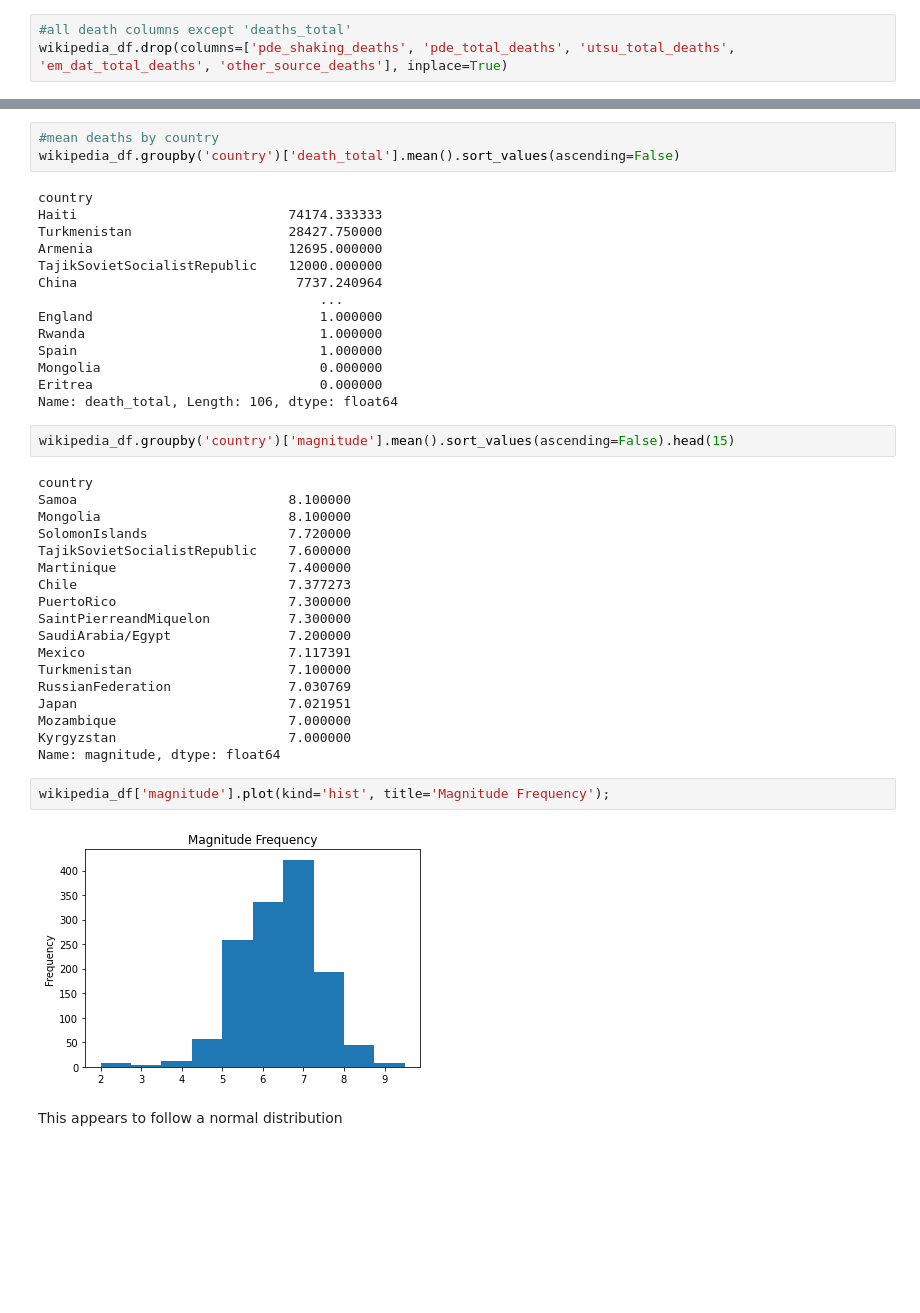
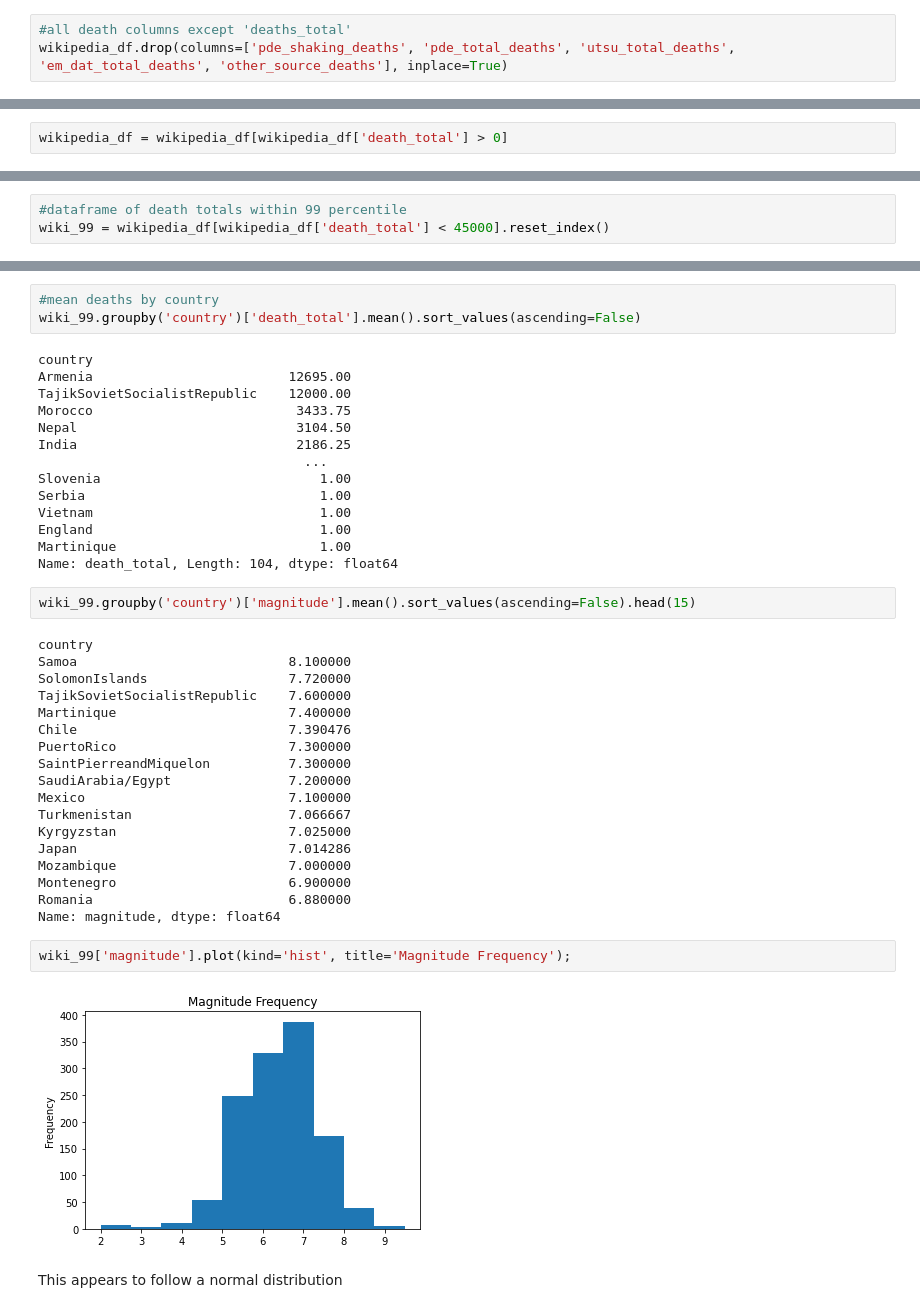
Before and after one commit to nss-data-science-cohort-4/dq3-earthquakes-mst-2-0, a Jupyter notebook: notebooks/quake_question1_tf.ipynb, the cells around one changed output, grey strips where cells are left out. Cells and saved outputs as stored; diff of their text form; blank space fills up the shorter version.

Commit message:
subset data to 99 percentile. Added/edited visualizations

```diff
--- a/notebooks/quake_question1_tf.ipynb
+++ b/notebooks/quake_question1_tf.ipynb
@@ -26,0 +48,2 @@ wikipedia_df.head()
+# %%
+wikipedia_df = wikipedia_df[wikipedia_df['death_total'] > 0]
@@ -26,0 +58,3 @@ wikipedia_df.head()
+# %%
+#dataframe of death totals within 99 percentile
+wiki_99 = wikipedia_df[wikipedia_df['death_total'] < 45000].reset_index()
@@ -100,44 +223,44 @@ Name: death_total, Length: 106, dtype: float64
 # %%
 #mean deaths by country
-wikipedia_df.groupby('country')['death_total'].mean().sort_values(ascending=False)
+wiki_99.groupby('country')['death_total'].mean().sort_values(ascending=False)
 # %% [output]
 country
-Haiti                           74174.333333
-Turkmenistan                    28427.750000
-Armenia                         12695.000000
-TajikSovietSocialistRepublic    12000.000000
-China                            7737.240964
-                                    ...
-England                             1.000000
-Rwanda                              1.000000
-Spain                               1.000000
-Mongolia                            0.000000
-Eritrea                             0.000000
-Name: death_total, Length: 106, dtype: float64
+Armenia                         12695.00
+TajikSovietSocialistRepublic    12000.00
+Morocco                          3433.75
+Nepal                            3104.50
+India                            2186.25
+                                  ...
+Slovenia                            1.00
+Serbia                              1.00
+Vietnam                             1.00
+England                             1.00
+Martinique                          1.00
+Name: death_total, Length: 104, dtype: float64
 # %%
-wikipedia_df.groupby('country')['magnitude'].mean().sort_values(ascending=False).head(15)
+wiki_99.groupby('country')['magnitude'].mean().sort_values(ascending=False).head(15)
 # %% [output]
 country
 Samoa                           8.100000
-Mongolia                        8.100000
 SolomonIslands                  7.720000
 TajikSovietSocialistRepublic    7.600000
 Martinique                      7.400000
-Chile                           7.377273
+Chile                           7.390476
 PuertoRico                      7.300000
 SaintPierreandMiquelon          7.300000
 SaudiArabia/Egypt               7.200000
-Mexico                          7.117391
-Turkmenistan                    7.100000
-RussianFederation               7.030769
-Japan                           7.021951
+Mexico                          7.100000
+Turkmenistan                    7.066667
+Kyrgyzstan                      7.025000
+Japan                           7.014286
 Mozambique                      7.000000
-Kyrgyzstan                      7.000000
+Montenegro                      6.900000
+Romania                         6.880000
 Name: magnitude, dtype: float64
 # %%
-wikipedia_df['magnitude'].plot(kind='hist', title='Magnitude Frequency');
+wiki_99['magnitude'].plot(kind='hist', title='Magnitude Frequency');
 # %% [output]
-[figure, old version]
+[figure, new version]
 # %% [markdown]
 This appears to follow a normal distribution
 # %%
```
Also changed, not shown: parts of 36 cells of this notebook.
